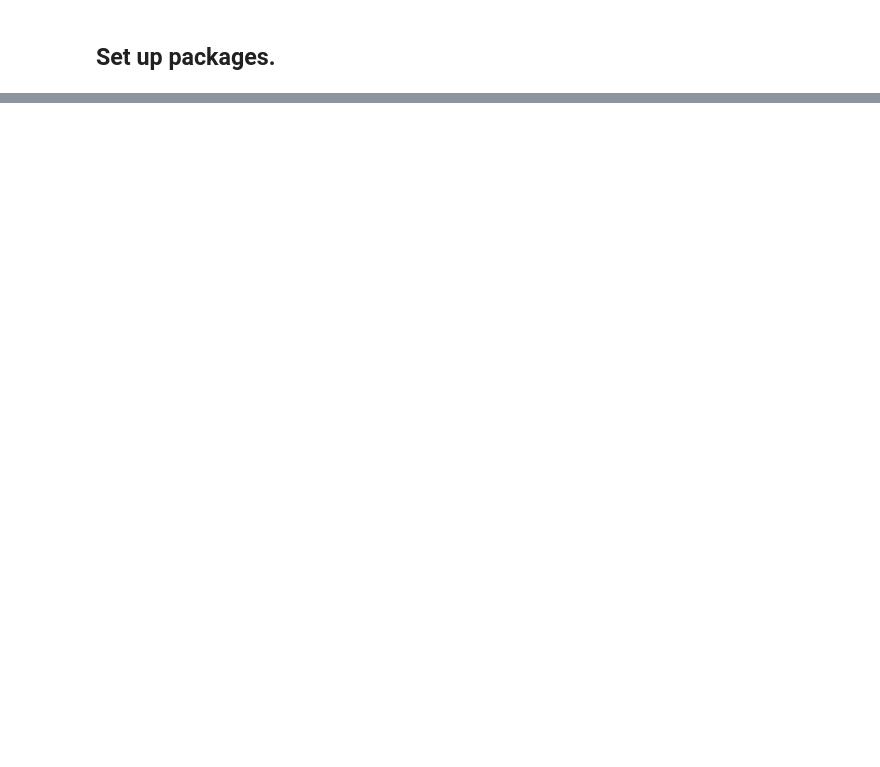
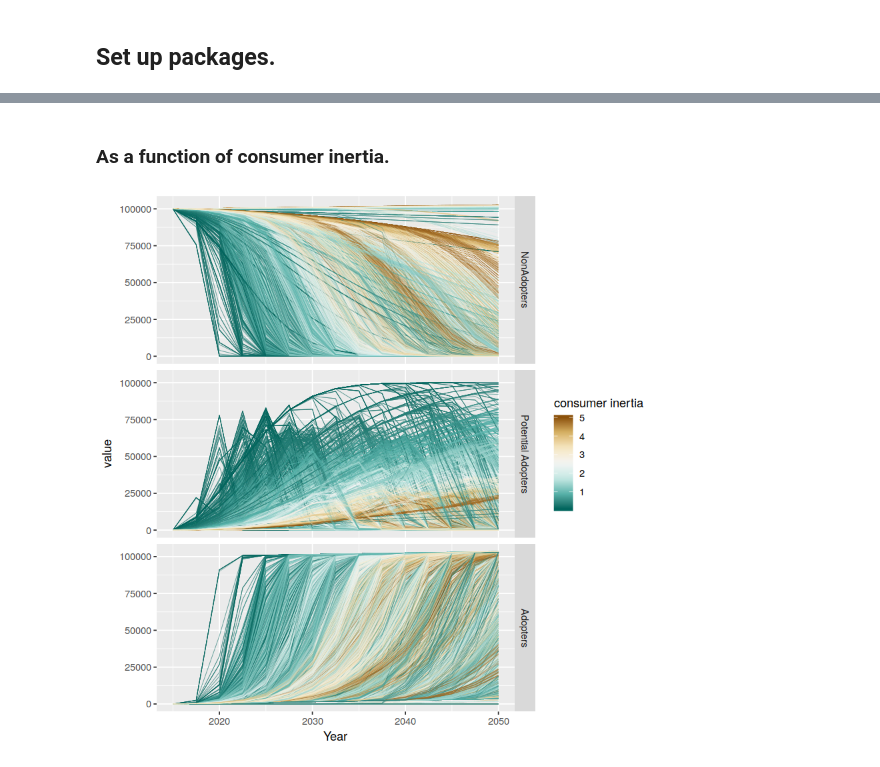
Before and after one commit to functionally/ssa, a Jupyter notebook: bioproduct-types-v9.ipynb, the cells around one changed output, grey strips where cells are left out. Cells and saved outputs as stored; diff of their text form; code cells hidden in the pictures; blank space fills up the shorter version.

```diff
--- a/bioproduct-types-v9.ipynb
+++ b/bioproduct-types-v9.ipynb
@@ -75,0 +123,11 @@ ggplot(xs[!is.na(s)], aes(x=s)) + geom_histogram(bins=30)
+# %% [markdown]
+### As a function of consumer inertia.
+# %%
+ggplot(
+    melt(xys, id.vars=c("sequence", "Year", "bioproduct actual cost", "consumer inertia", "retrofit delay")),
+    aes(x=Year, y=value, group=sequence, color=`consumer inertia`)) +
+geom_line(alpha=0.25, size=0.25) +
+scale_color_distiller(type="div") +
+facet_grid(variable ~ .)
+# %% [output]
+[figure, added]
```
Also changed, not shown: parts of 29 cells of this notebook, 11 other files.
